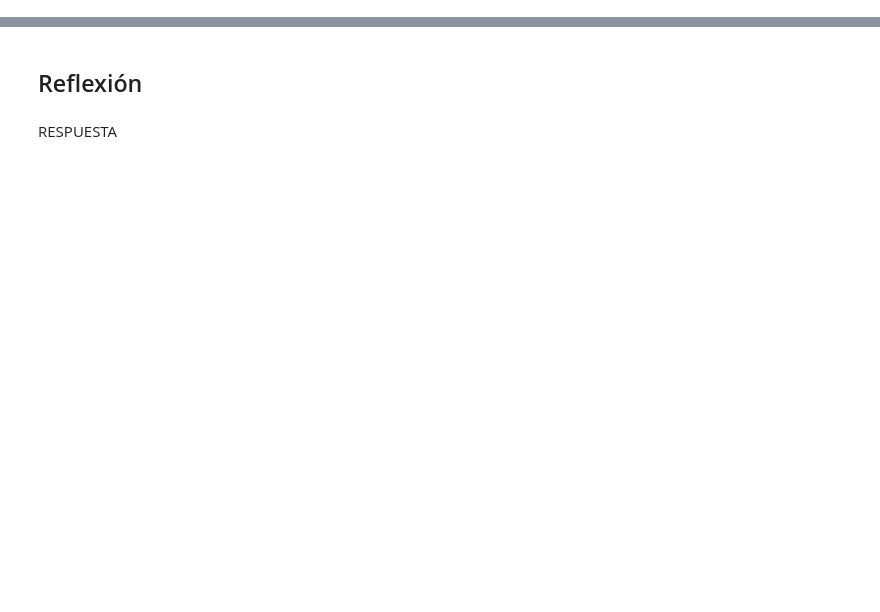
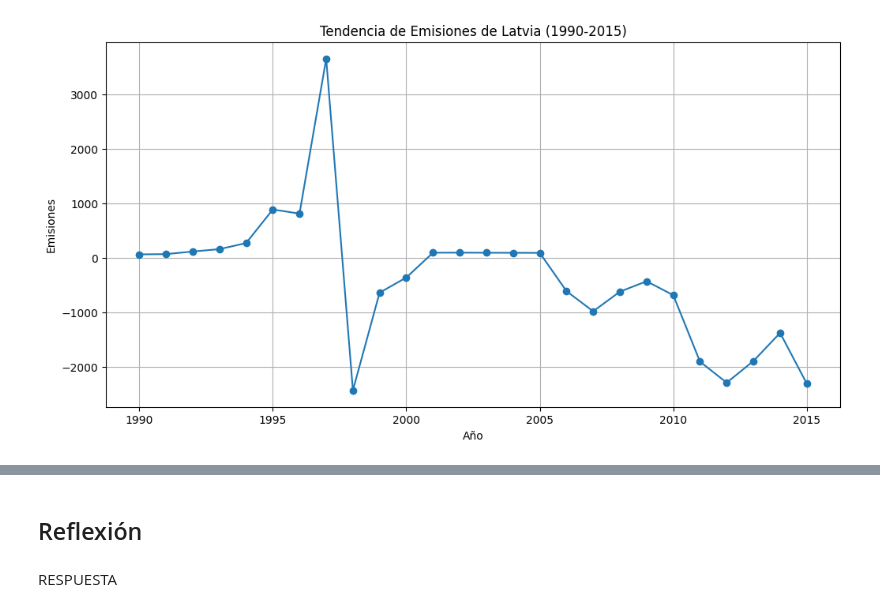
Before and after one commit to Paola-Contreras/Lab09-DS, a Jupyter notebook: lab09.ipynb, the cells around one changed output, grey strips where cells are left out. Drawn from its saved outputs; the diff is of its cells as text; code cells hidden in the pictures; blank space fills up the shorter version.

```diff
--- a/lab09.ipynb
+++ b/lab09.ipynb
@@ -13,0 +74,12 @@
+# %%
+minusInfo = data[(data['Entity'] == nameMinus) & (data['Year'] >= 1990) & (data['Year'] <= 2015)]
+
+plt.figure(figsize=(12, 6))
+plt.plot(minusInfo['Year'], minusInfo["Emissions"], marker='o', linestyle='-')
+plt.title(f"Tendencia de Emisiones de {nameMinus} (1990-2015)")
+plt.xlabel("Año")
+plt.ylabel("Emisiones")
+plt.grid(True)
+plt.show()
+# %% [output]
+[figure, added]
```
Also changed, not shown: parts of 14 cells of this notebook, 1 other file.
